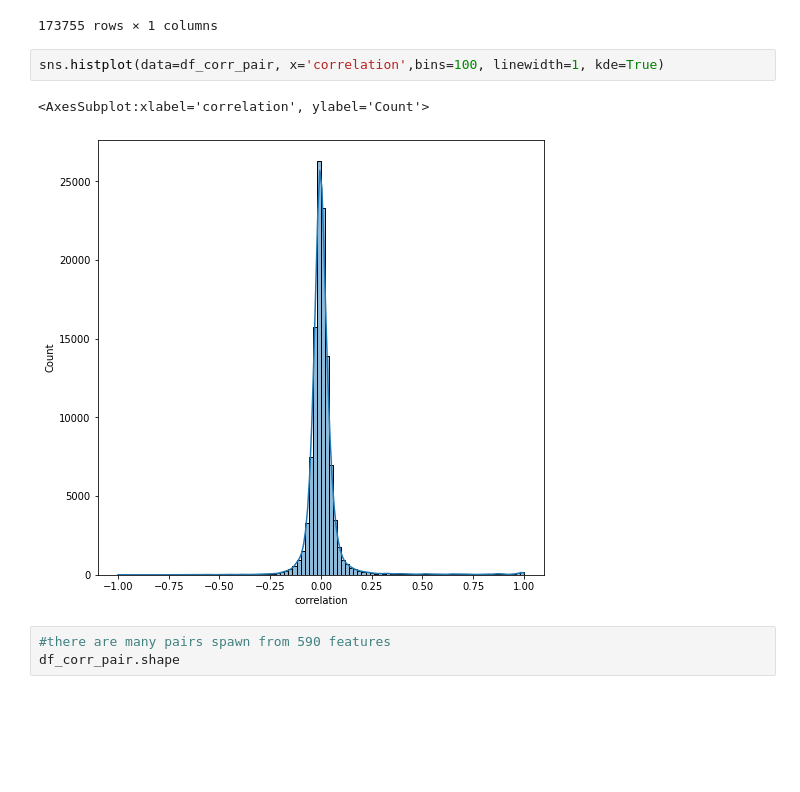
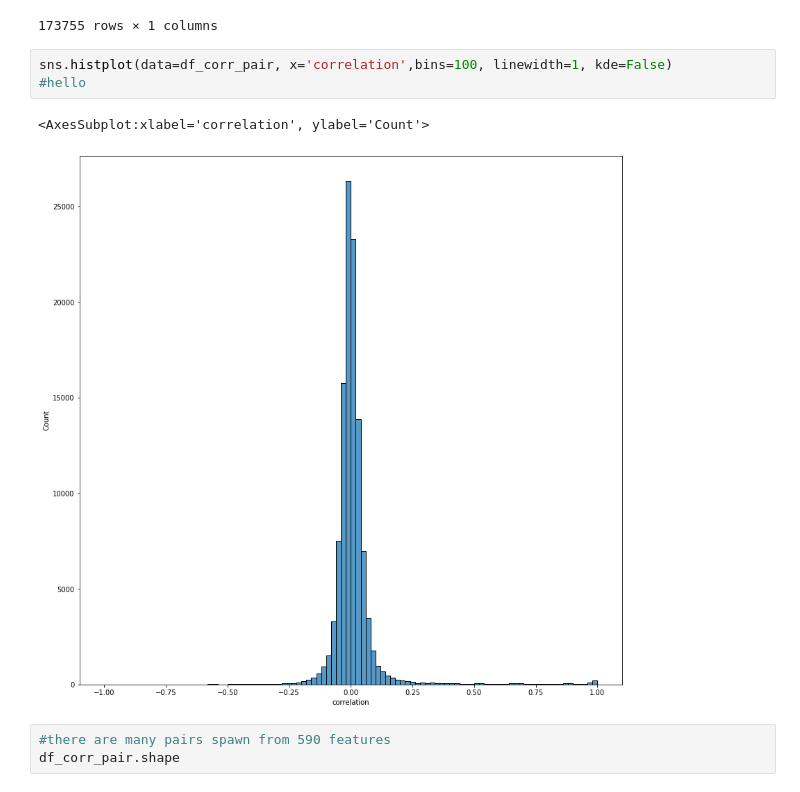
Before and after one commit to hinatanvir/Fault-Detection-SECOM, a Jupyter notebook: Presentation-1-EDA.ipynb, the cells around one changed output. Drawn from its saved outputs; the diff is of its cells as text; blank space fills up the shorter version.

```diff
--- a/Presentation-1-EDA.ipynb
+++ b/Presentation-1-EDA.ipynb
@@ -176,10 +172,11 @@ df_corr_pair
 | 588;589 | 0.389211 |
 173755 rows × 1 columns
 # %%
-sns.histplot(data=df_corr_pair, x='correlation',bins=100, linewidth=1, kde=True)
+sns.histplot(data=df_corr_pair, x='correlation',bins=100, linewidth=1, kde=False)
+#hello
 # %% [output]
 <AxesSubplot:xlabel='correlation', ylabel='Count'>
-[figure, old version]
+[figure, new version]
 # %%
 #there are many pairs spawn from 590 features
 df_corr_pair.shape
```
Also changed, not shown: parts of 3 cells of this notebook.
